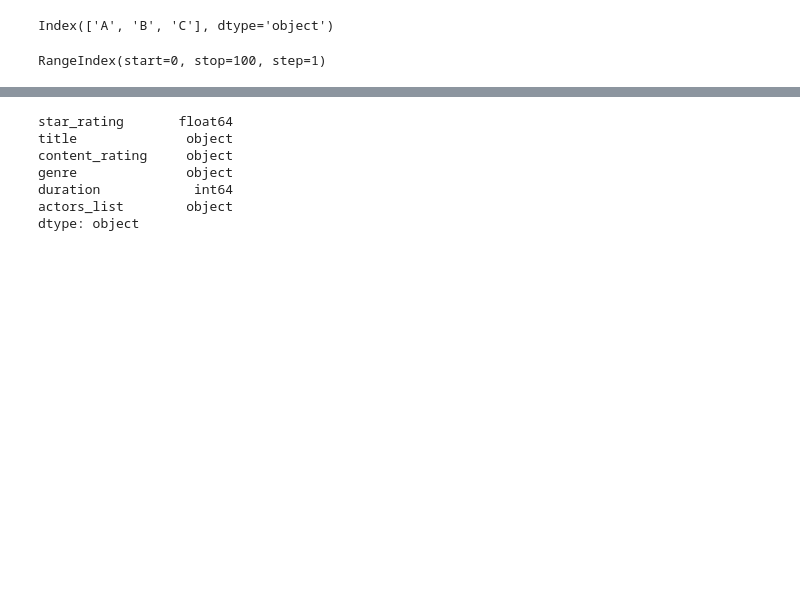
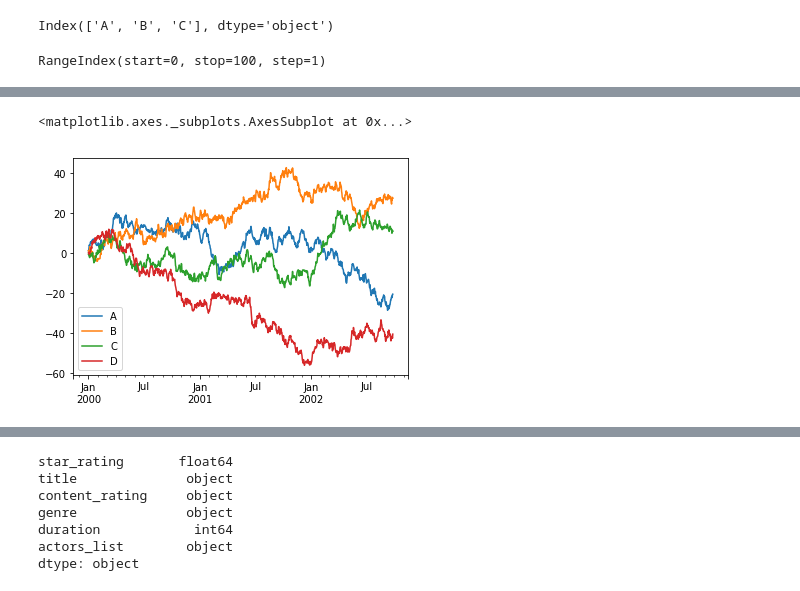
Before and after one commit to diveki/Tutorials, a Jupyter notebook: Pandas/pandas_introduction.ipynb, the cells around one changed output, grey strips where cells are left out. Cells and saved outputs as stored; diff of their text form; code cells hidden in the pictures; blank space fills up the shorter version.

```diff
--- a/Pandas/pandas_introduction.ipynb
+++ b/Pandas/pandas_introduction.ipynb
@@ -174,0 +504,7 @@ movies.shape
+# %%
+df=df.cumsum()
+# %%
+df.plot()
+# %% [output]
+<matplotlib.axes._subplots.AxesSubplot at 0x...>
+[figure, added]
```
Also changed, not shown: parts of 63 cells of this notebook.
